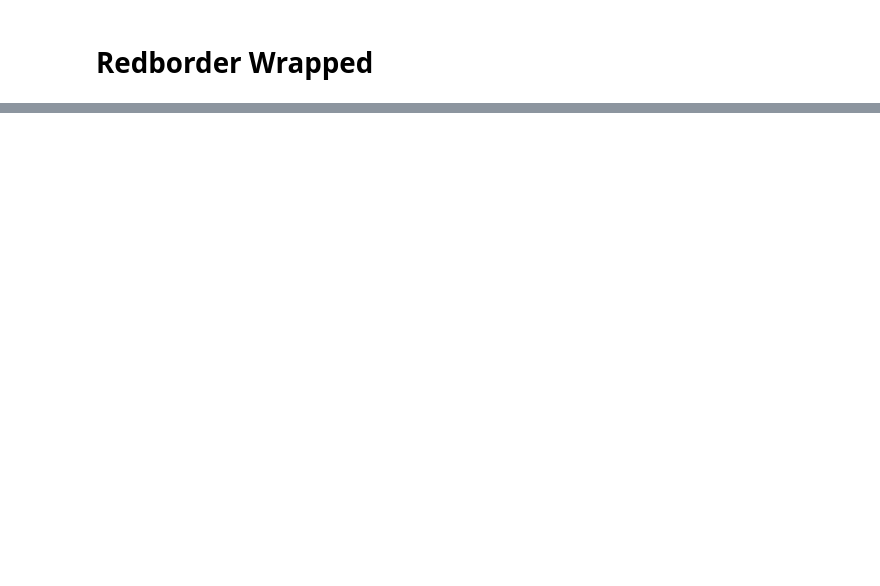
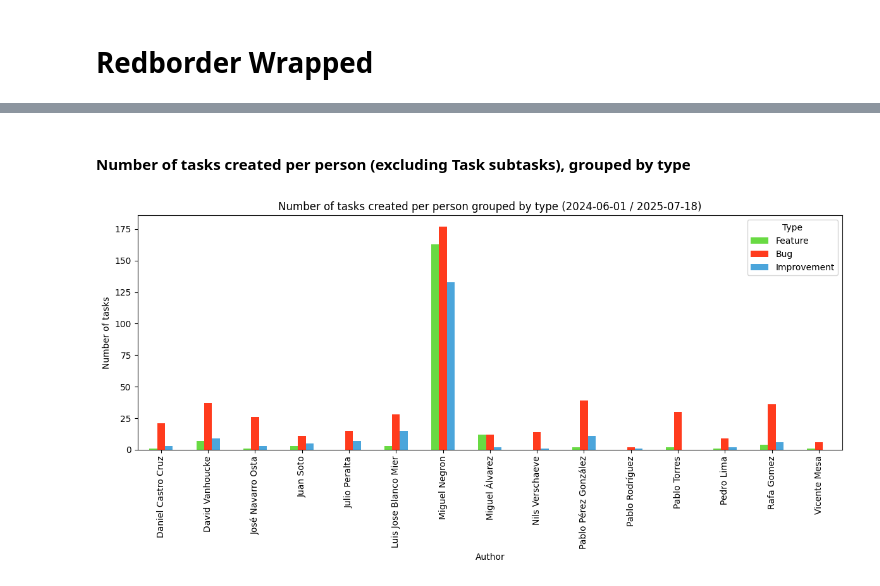
Before and after one commit to rgomezborder/redborder-wrapped, a Jupyter notebook: main.ipynb, the cells around one changed output, grey strips where cells are left out. Cells and saved outputs as stored; diff of their text form; code cells hidden in the pictures; blank space fills up the shorter version.

```diff
--- a/main.ipynb
+++ b/main.ipynb
@@ -2,0 +20,3 @@
+# %%
+START_TIME = datetime.strptime('2024-06-01', '%Y-%m-%d')
+END_TIME = datetime.strptime('2025-07-18', '%Y-%m-%d')
@@ -83,0 +136,33 @@ plt.show()
+# %% [markdown]
+#### Number of tasks created per person (excluding Task subtasks), grouped by type
+# %%
+# Tracker types of interest
+tracker_types = ['Feature', 'Bug', 'Improvement']
+colors = ['#69DA43', '#FF3B1D', '#4BA5DB']
+
+# Prepare data structure: author -> tracker type -> count
+author_tracker_counts = defaultdict(lambda: {t: 0 for t in tracker_types})
+
+for issue in filtered_issues:
+    tracker = issue.get('tracker', {}).get('name')
+    author = issue.get('author', {}).get('name', 'Unknown')
+    if tracker in tracker_types:
+        author_tracker_counts[author][tracker] += 1
+
+# Prepare data for plotting
+plot_df = pd.DataFrame.from_dict(author_tracker_counts, orient='index').fillna(0)
+
+# Plot grouped bar chart
+plot_df = plot_df.sort_index()
+plot_df.plot(kind='bar', stacked=False, figsize=(12, 6), color=colors)
+plt.xlabel('Author')
+plt.ylabel('Number of tasks')
+plt.title(f'Number of tasks created per person grouped by type ({RANGE_DATE})')
+plt.legend(title='Type')
+plt.tight_layout()
+plt.show()
+
+# Save the data to CSV
+plot_df.to_csv('data/tasks_per_author_and_type.csv', encoding='utf-8')
+# %% [output]
+[figure, added]
```
Also changed, not shown: parts of 19 cells of this notebook.
